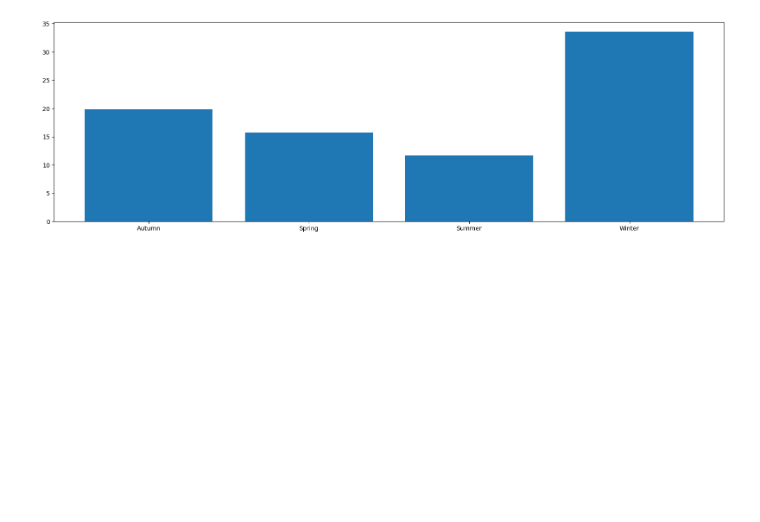
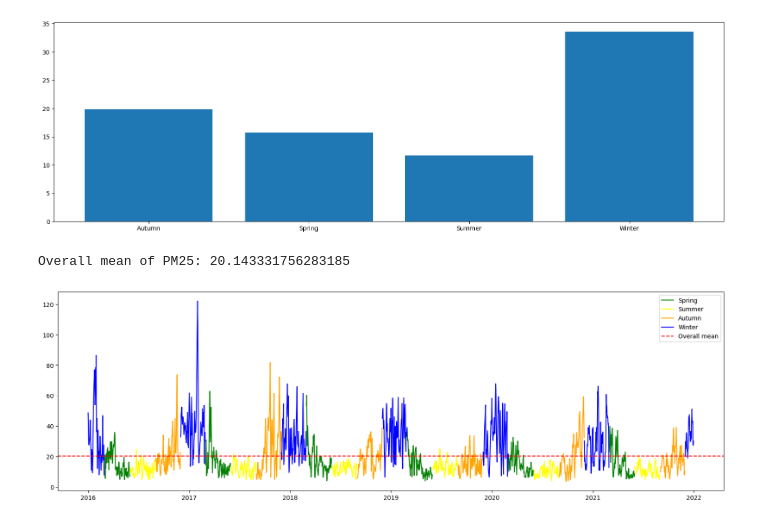
Before and after one commit to Andrea01Fraschini/SBARTProject, a Jupyter notebook: notebooks/pm25_time_analysis.ipynb, the cells around one changed output. Drawn from its saved outputs; the diff is of its cells as text; code cells hidden in the pictures; blank space fills up the shorter version.

```diff
--- a/notebooks/pm25_time_analysis.ipynb
+++ b/notebooks/pm25_time_analysis.ipynb
@@ -132,3 +129,31 @@ ax.bar(stations_data_avg_season.index, stations_data_avg_season['AQ_pm25'])
 plt.show()
 # %% [output]
 [figure]
+# %%
+# Overall mean of PM25
+overall_mean = stations_data_avg['AQ_pm25'].mean()
+print(f'Overall mean of PM25: {overall_mean}')
+# %% [output]
+Overall mean of PM25: 20.143331756283185
+# %%
+# Plot with line of the overall mean
+fig, ax = plt.subplots(figsize=(20, 6))
+
+# Loop through each season and plot the data with the corresponding color
+for season, color in season_colors.items():
+    data = stations_data_avg[stations_data_avg['Season'] == season]
+    # Break data into continuous chunks
+    chunks = np.split(data, np.where(np.diff(data.index) != pd.Timedelta(days=1))[0]+1)
+    for chunk in chunks:
+        ax.plot(chunk.index, chunk['AQ_pm25'], color=color, label=season)
+# Plot the overall mean
+ax.axhline(y=overall_mean, color='r', linestyle='--', label='Overall mean')
+
+# Remove duplicate labels in the legend
+handles, labels = ax.get_legend_handles_labels()
+by_label = dict(zip(labels, handles))
+ax.legend(by_label.values(), by_label.keys())
+
+plt.show()
+# %% [output]
+[figure, added]
```
Also changed, not shown: parts of 7 cells of this notebook.
